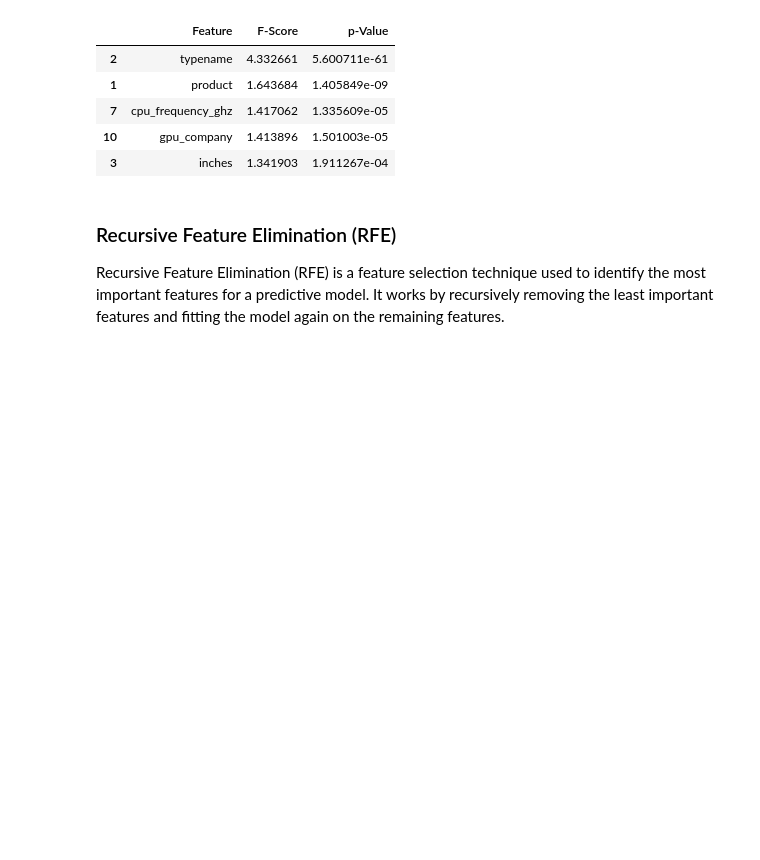
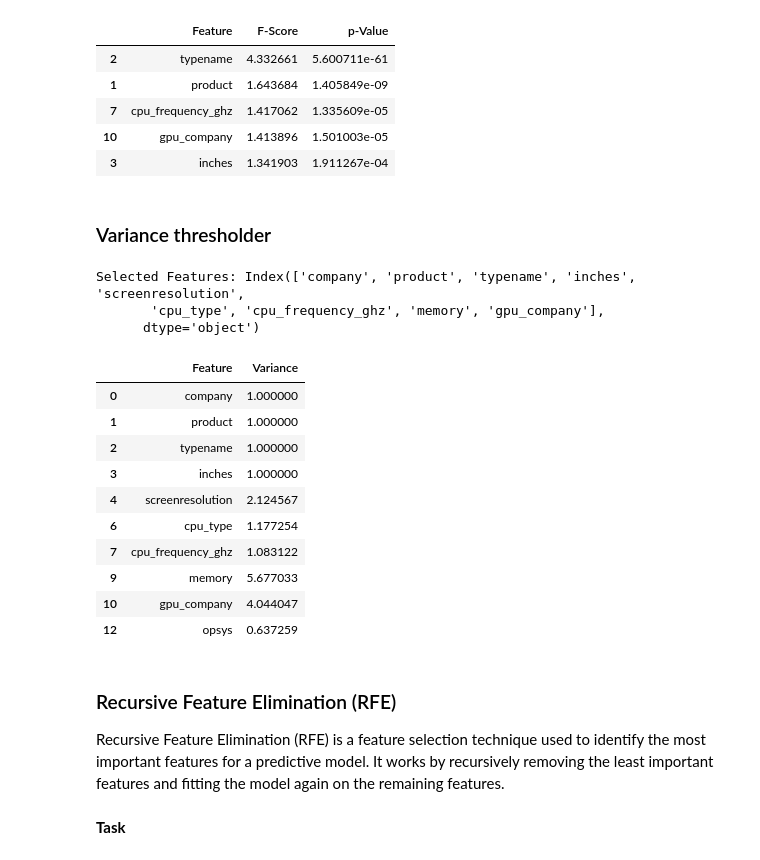
Before and after one commit to urosgodnov/juypterNotebooks, a Jupyter notebook: DataMining/Machine_Learning_with_Python_3_Feature_selection.ipynb, the cells around one changed output. Cells and saved outputs as stored; diff of their text form; code cells hidden in the pictures; blank space fills up the shorter version.

```diff
--- a/DataMining/Machine_Learning_with_Python_3_Feature_selection.ipynb
+++ b/DataMining/Machine_Learning_with_Python_3_Feature_selection.ipynb
@@ -368,6 +405,53 @@ feature_importances_selectkbest.head()
 | 7 | cpu_frequency_ghz | 1.417062 | 1.335609e-05 |
 | 10 | gpu_company | 1.413896 | 1.501003e-05 |
 | 3 | inches | 1.341903 | 1.911267e-04 |
+# %% [markdown]
+### Variance thresholder
+# %%
+from sklearn.feature_selection import VarianceThreshold
+
+pipeline = Pipeline(steps=[
+    ('preprocessor', preprocessor),  # Preprocessing step
+    ('feature_selection', VarianceThreshold(threshold=0.8))
+])
+# %%
+pipeline.fit(X, y)
+
+X_selected = pipeline.transform(X)
+
+selector = pipeline.named_steps['feature_selection']
+
+
+mask = selector.get_support()
+variances = selector.variances_
+
+selected_features = X.columns[mask]
+
+# Output the selected feature names
+print("Selected Features:", selected_features)
+# %% [output]
+Selected Features: Index(['company', 'product', 'typename', 'inches', 'screenresolution',
+       'cpu_type', 'cpu_frequency_ghz', 'memory', 'gpu_company'],
+      dtype='object')
+# %%
+feature_importances_variance = pd.DataFrame({
+    'Feature': X.columns,
+    'Variance': variances
+})
+
+feature_importances_variance[feature_importances_variance["Variance"]>0.5]
+# %% [output]
+|  | Feature | Variance |
+| 0 | company | 1.000000 |
+| 1 | product | 1.000000 |
+| 2 | typename | 1.000000 |
+| 3 | inches | 1.000000 |
+| 4 | screenresolution | 2.124567 |
+| 6 | cpu_type | 1.177254 |
+| 7 | cpu_frequency_ghz | 1.083122 |
+| 9 | memory | 5.677033 |
+| 10 | gpu_company | 4.044047 |
+| 12 | opsys | 0.637259 |
 # %% [markdown]
 ### Recursive Feature Elimination (RFE)
 
@@ -405,3 +489,5 @@ feature_importances_RFE = pd.DataFrame({
 
 feature_importances_RFE = feature_importances_RFE[feature_importances_RFE['Feature'].isin(selected_features)].sort_values(by='Ranking')
 feature_importances_RFE.head()
+# %% [markdown]
+**Task**
```
Also changed, not shown: parts of 2 cells of this notebook.
